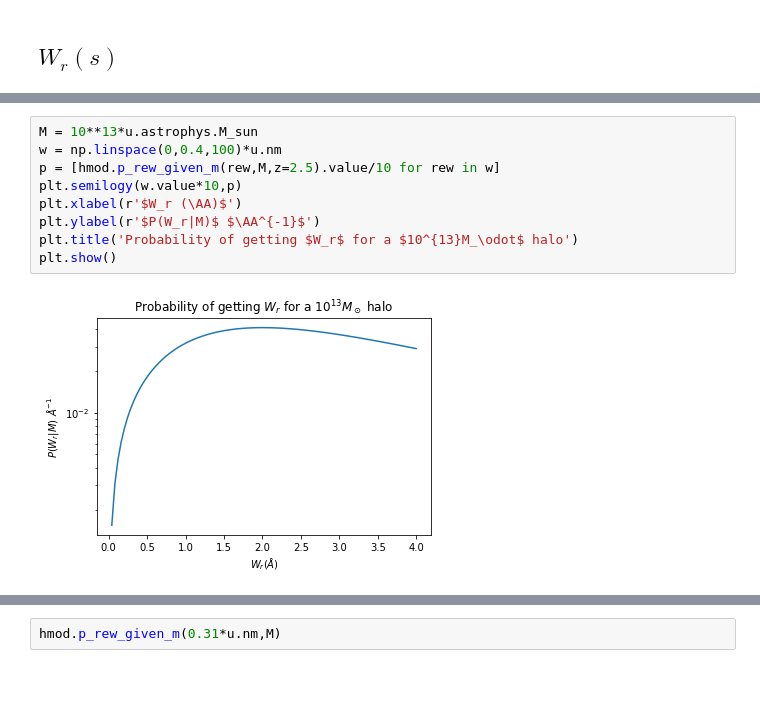
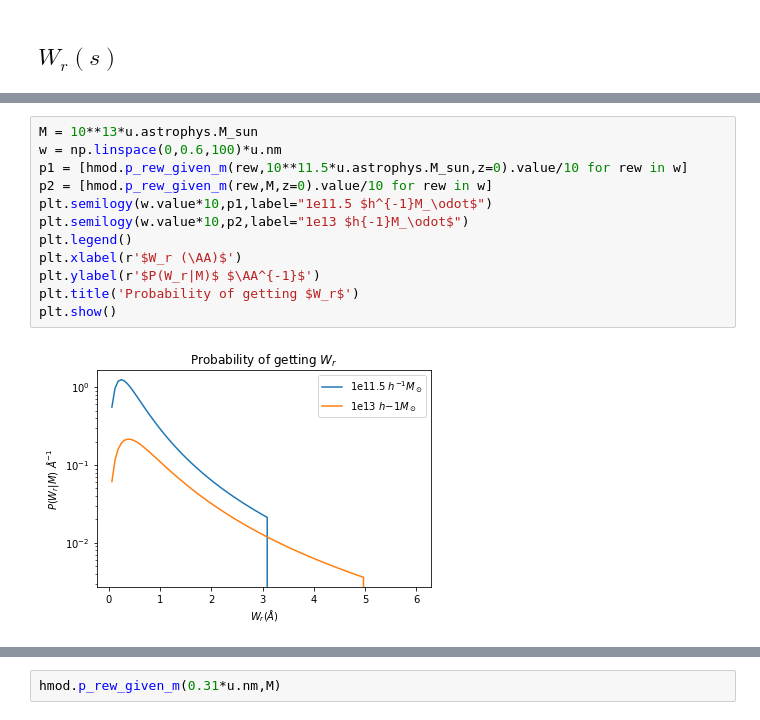
Before and after one commit to SunilSimha/MgIIabs, a Jupyter notebook: docs/Halo model.ipynb, the cells around one changed output, grey strips where cells are left out. Saved outputs shown, nothing was run; the diff lists cells and outputs as text; blank space fills up the shorter version.

```diff
--- a/docs/Halo model.ipynb
+++ b/docs/Halo model.ipynb
@@ -43,14 +48,17 @@ plt.show()
 # %%
 M = 10**13*u.astrophys.M_sun
-w = np.linspace(0,0.4,100)*u.nm
-p = [hmod.p_rew_given_m(rew,M,z=2.5).value/10 for rew in w]
-plt.semilogy(w.value*10,p)
+w = np.linspace(0,0.6,100)*u.nm
+p1 = [hmod.p_rew_given_m(rew,10**11.5*u.astrophys.M_sun,z=0).value/10 for rew in w]
+p2 = [hmod.p_rew_given_m(rew,M,z=0).value/10 for rew in w]
+plt.semilogy(w.value*10,p1,label="1e11.5 $h^{-1}M_\odot$")
+plt.semilogy(w.value*10,p2,label="1e13 $h{-1}M_\odot$")
+plt.legend()
 plt.xlabel(r'$W_r (\AA)$')
 plt.ylabel(r'$P(W_r|M)$ $\AA^{-1}$')
-plt.title('Probability of getting $W_r$ for a $10^{13}M_\odot$ halo')
+plt.title('Probability of getting $W_r$')
 plt.show()
 # %% [output]
-[figure, old version]
+[figure, new version]
 # %%
 hmod.p_rew_given_m(0.05*u.nm,1e14*u.astrophys.Msun,z=1)
 # %% [output]
```
Also changed, not shown: parts of 4 cells of this notebook, 27 other files.
